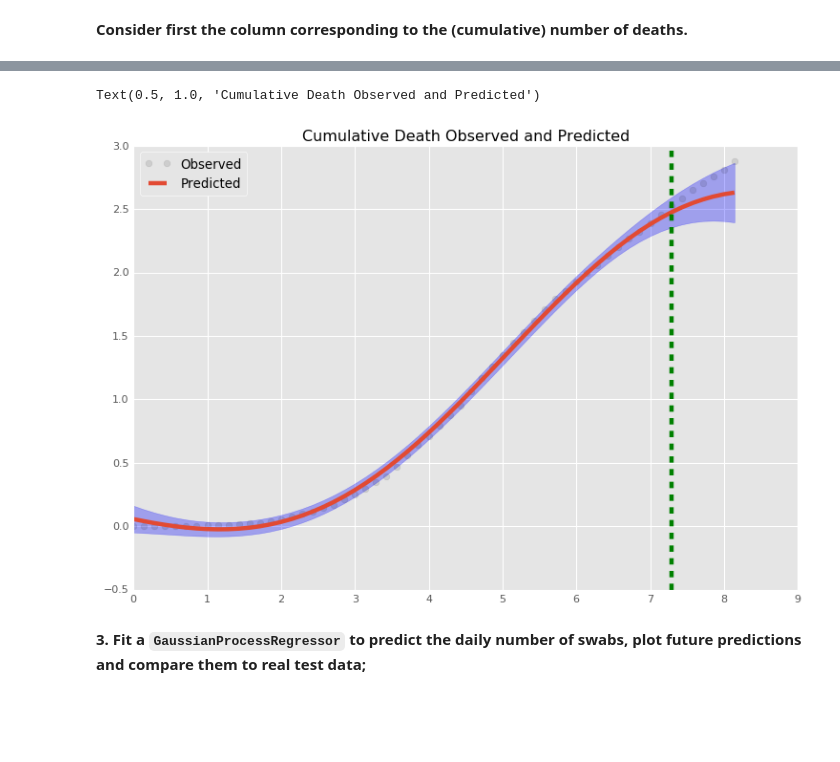
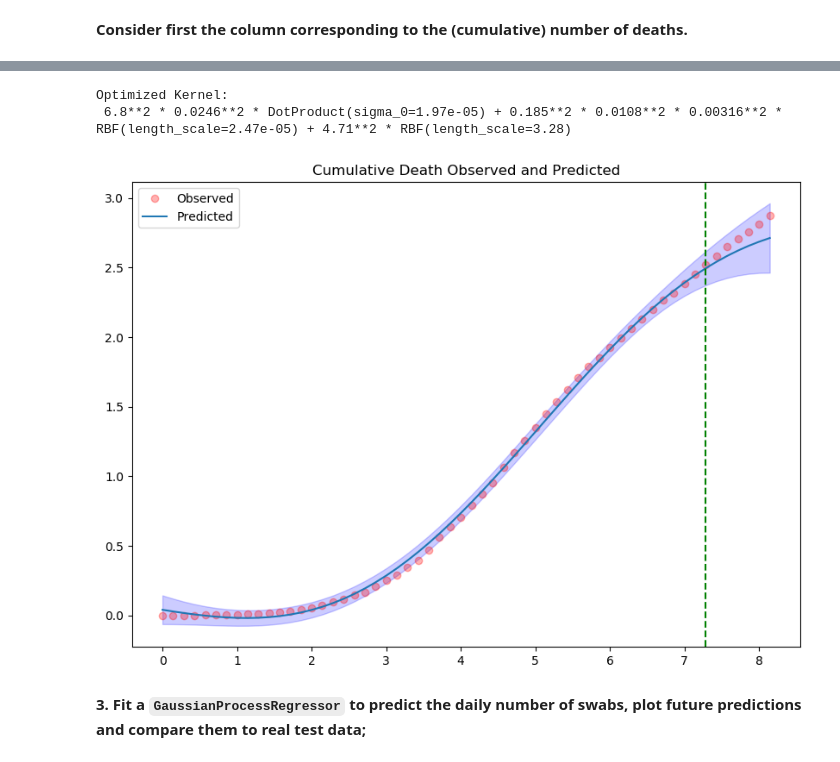
Before and after one commit to demirbilek95/statistical-machine-learning, a Jupyter notebook: homeworks/homework_05.ipynb, the cells around one changed output, grey strips where cells are left out. Cells and saved outputs as stored; diff of their text form; code cells hidden in the pictures; blank space fills up the shorter version.

```diff
--- a/homeworks/homework_05.ipynb
+++ b/homeworks/homework_05.ipynb
@@ -6,7 +6,7 @@ import pandas as pd
 from sklearn import gaussian_process
 import matplotlib.pyplot as plt
 import matplotlib.style as style
-style.use('ggplot')
+style.use('default')
 # %% [markdown]
 **Load the national COVID dataset and solve the exercise using `scikit-learn` library.**
 # %%
@@ -158,3 +156,8 @@ kernel4 = kernel2 + kernel3
+# %%
+kernel5 = kernel1 + (kernel2 + WhiteKernel(noise_level=0.1))
+kernel6 = 50*kernel1 * (kernel2+ WhiteKernel(noise_level=0.1)) + ConstantKernel(constant_value=100)
+kernel7 = (70*kernel1 + 40 *kernel4) * (kernel2 + WhiteKernel(noise_level=0.1)) + ConstantKernel(constant_value=100) + (30**2 * DotProduct(sigma_0=1))
+kernel8 = 100*(30**2 * DotProduct(sigma_0=1)) + 30* kernel3 # for linearity
 # %% [markdown]
 **Consider first the column corresponding to the (cumulative) number of deaths.**
 # %%
@@ -165,12 +168,12 @@ def plot_predictions(gp, X:np.array, y:np.array, include_observed=True):
     pred_y, pred_std = gp.predict(X, return_std=True)
     plt.figure(figsize=(10, 7))
     if include_observed:
-        plt.plot(X, y, 'ok', alpha = .1, label = "Observed")
+        plt.plot(X, y, 'ok', alpha = 0.3, label = "Observed",color = "r")
     plt.plot(X, pred_y, label = "Predicted")
     plt.fill_between(X[:,0],
                     pred_y + pred_std,
                     pred_y - pred_std,
-                    color = "b", alpha = 0.3)
+                    color = "b", alpha = 0.2)
 
     if np.allclose(X[:, 0], X):
         plt.axvline(dates_to_idx(pd.to_datetime("2020-04-15")), linestyle='--', color='g')
@@ -178,12 +181,18 @@ def plot_predictions(gp, X:np.array, y:np.array, include_observed=True):
         plt.axvline(dates_to_idx(pd.to_datetime("2020-04-15")), linestyle='--', color='g')
     plt.legend(loc='upper left')
 # %%
-# Train test split for daily number of daily_deaths
-X, y, X_train, X_test, y_train, y_test = train_test_split(X="Rescaled_Date",y="Daily_deaths_normalized")
+def fit_plot_givekernel(X, y, plot_title,kernel,alpha):
 
-gp = GaussianProcessRegressor(kernel=kernel1, alpha=0.2,
-                               normalize_y=True,
-                               n_restarts_optimizer=3)
-gp.fit(X_train, y_train)
-plot_predictions(gp,X,y)
-plt.title("Daily Death Observed and Predicted")
+    """This function performs trains test split, fits the data to GP,
+    plots the results and gives the optimized kernel and parameters"""
+
+    X, y, X_train, X_test, y_train, y_test = train_test_split(X=X,y=y)
+
+    gp = GaussianProcessRegressor(kernel=kernel, alpha=alpha,
+                                   normalize_y=True,
+                                   n_restarts_optimizer=3)
+    gp.fit(X_train, y_train)
+    plot_predictions(gp,X,y)
+    plt.title(plot_title)
+
+    print("Optimized Kernel:\n {}".format(gp.kernel_,))
@@ -193,12 +206,7 @@ Text(0.5, 1.0, 'Daily Death Observed and Predicted')
 # %%
-X, y, X_train, X_test, y_train, y_test = train_test_split(X="Rescaled_Date",y="Deaths_normalized")
-
-gp = GaussianProcessRegressor(kernel=kernel1, alpha=0.05,
-                               normalize_y=True,
-                               n_restarts_optimizer=3)
-gp.fit(X_train, y_train)
-plot_predictions(gp,X,y)
-plt.title("Cumulative Death Observed and Predicted")
+fit_plot_givekernel(X="Rescaled_Date",y="Deaths_normalized",kernel=kernel8,alpha=0.05,
+                        plot_title="Cumulative Death Observed and Predicted" )
 # %% [output]
-Text(0.5, 1.0, 'Cumulative Death Observed and Predicted')
+Optimized Kernel:
+ 6.8**2 * 0.0246**2 * DotProduct(sigma_0=1.97e-05) + 0.185**2 * 0.0108**2 * 0.00316**2 * RBF(length_scale=2.47e-05) + 4.71**2 * RBF(length_scale=3.28)
-[figure, old version]
+[figure, new version]
```
Also changed, not shown: parts of 20 cells of this notebook, 1 other file.
